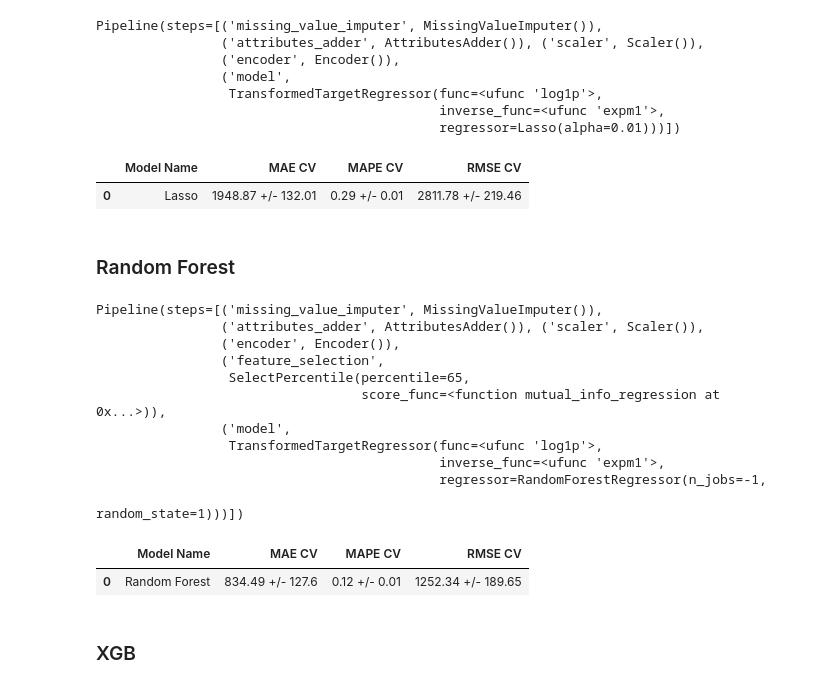
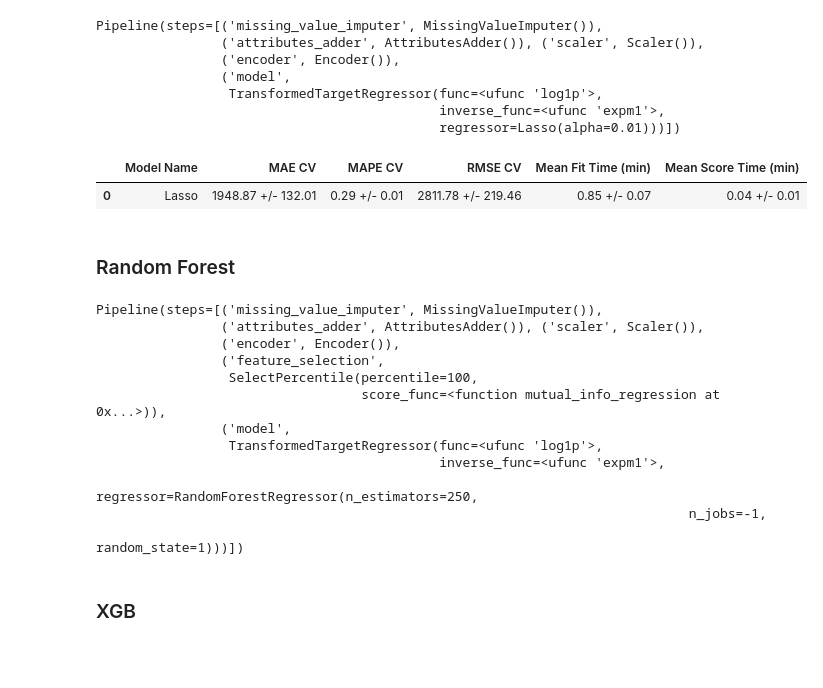
Before and after one commit to lucasstelm/rossman_sales, a Jupyter notebook: notebooks/rossman_sales_prediction.ipynb, the cells around one changed output. Cells and saved outputs as stored; diff of their text form; code cells hidden in the pictures; blank space fills up the shorter version.

```diff
--- a/notebooks/rossman_sales_prediction.ipynb
+++ b/notebooks/rossman_sales_prediction.ipynb
@@ -140,7 +146,7 @@ def column_names_to_snake_case(df):
 
 def cv_results_to_dataframe(cv_results, model_name):
 
-    scores = ['test_neg_mean_absolute_error', 'test_neg_mean_absolute_percentage_error', 'test_neg_root_mean_squared_error']
+    scores = ['test_neg_mean_absolute_error', 'test_neg_mean_absolute_percentage_error', 'test_neg_root_mean_squared_error', 'fit_time', 'score_time']
 
     for score in scores:
         MAE_mean = -np.round(cv_results['test_neg_mean_absolute_error'].mean(), 2)
@@ -152,13 +158,21 @@ def cv_results_to_dataframe(cv_results, model_name):
         RMSE_mean = -np.round(cv_results['test_neg_root_mean_squared_error'].mean(), 2)
         RMSE_std = np.round(cv_results['test_neg_root_mean_squared_error'].std(), 2)
 
+        mean_fit_time = np.round((cv_results['fit_time'].mean())/60, 2)
+        std_fit_time = np.round((cv_results['fit_time'].std())/60, 2)
+
+        score_time = np.round((cv_results['score_time'].mean())/60, 2)
+        std_score_time = np.round((cv_results['score_time'].std())/60, 2)
+
         return pd.DataFrame( {'Model Name': model_name,
                             'MAE CV': MAE_mean.astype( str ) + ' +/- ' + MAE_std .astype( str ),
                             'MAPE CV': MAPE_mean.astype( str ) + ' +/- ' + MAPE_std.astype( str ),
-                            'RMSE CV': RMSE_mean.astype( str ) + ' +/- ' + RMSE_std.astype( str )
-                            }, index=[0])
+                            'RMSE CV': RMSE_mean.astype( str ) + ' +/- ' + RMSE_std.astype( str ),
+                            'Mean Fit Time (min)': mean_fit_time.astype( str ) + ' +/- ' + std_fit_time.astype( str ),
+                            'Mean Score Time (min)': score_time.astype( str ) + ' +/- ' + std_score_time.astype( str )}
+                            , index=[0])
 # %%
-class TimeSeriesKFold:
+class TimeSeriesCV:
     """ A cross-validation generator specifically created for time series
     containing a 'date' column with frequency in days.
 
@@ -228,8 +242,10 @@ df_raw = pd.merge(df_sales_raw, df_store_raw, how='left', on='Store')
 df = df_raw.copy()
 df = df[df['Open'] == 1]
 df = df[df['Sales'] > 0]
-df['Date'] = pd.to_datetime(df['Date'])
+df = df.reset_index(drop=True)
 column_names_to_snake_case(df)
+df['date'] = pd.to_datetime(df['date'])
+
 
 X_train = df.drop(['sales', 'customers'], axis=1).copy()
 y_train = df['sales'].copy()
@@ -537,17 +562,17 @@ Pipeline(steps=[('missing_value_imputer', MissingValueImputer()),
 # %%
 lasso_cv_results = cross_validate(lasso_pipeline, X_train, y_train,
                                   scoring=['neg_mean_absolute_error', 'neg_mean_absolute_percentage_error','neg_root_mean_squared_error'],
-                                  cv=TimeSeriesKFold(n_splits=5, gap=14),
+                                  cv=TimeSeriesCV(n_splits=5, gap=14),
                                   error_score='raise',
                                   n_jobs=-1
                                   )
 
 lasso_cv_df = cv_results_to_dataframe(lasso_cv_results, 'Lasso')
 
 lasso_cv_df
 # %% [output]
-|  | Model Name | MAE CV | MAPE CV | RMSE CV |
-| 0 | Lasso | 1948.87 +/- 132.01 | 0.29 +/- 0.01 | 2811.78 +/- 219.46 |
+|  | Model Name | MAE CV | MAPE CV | RMSE CV | Mean Fit Time (min) | Mean Score Time (min) |
+| 0 | Lasso | 1948.87 +/- 132.01 | 0.29 +/- 0.01 | 2811.78 +/- 219.46 | 0.85 +/- 0.07 | 0.04 +/- 0.01 |
 # %% [markdown]
 ### Random Forest
 # %%
@@ -555,8 +580,8 @@ rf_pipeline = Pipeline(steps=[('missing_value_imputer', MissingValueImputer()),
                               ('attributes_adder', AttributesAdder()),
                               ('scaler', Scaler()),
                               ('encoder', Encoder()),
-                              ('feature_selection', SelectPercentile(mutual_info_regression, percentile=65)),
-                              ('model', TransformedTargetRegressor(RandomForestRegressor(n_estimators=100, n_jobs=-1, random_state=1), func=np.log1p, inverse_func=np.expm1))
+                              ('feature_selection', SelectPercentile(mutual_info_regression, percentile=100)),
+                              ('model', TransformedTargetRegressor(RandomForestRegressor(n_estimators=250, n_jobs=-1, random_state=1), func=np.log1p, inverse_func=np.expm1))
                               ])
 rf_pipeline
 # %% [output]
@@ -564,17 +589,18 @@ Pipeline(steps=[('missing_value_imputer', MissingValueImputer()),
                 ('attributes_adder', AttributesAdder()), ('scaler', Scaler()),
                 ('encoder', Encoder()),
                 ('feature_selection',
-                 SelectPercentile(percentile=65,
+                 SelectPercentile(percentile=100,
                                   score_func=<function mutual_info_regression at 0x...>)),
                 ('model',
                  TransformedTargetRegressor(func=<ufunc 'log1p'>,
                                             inverse_func=<ufunc 'expm1'>,
-                                            regressor=RandomForestRegressor(n_jobs=-1,
+                                            regressor=RandomForestRegressor(n_estimators=250,
+                                                                            n_jobs=-1,
                                                                             random_state=1)))])
 # %%
 rf_cv_results = cross_validate(rf_pipeline, X_train, y_train,
                                scoring=['neg_mean_absolute_error', 'neg_mean_absolute_percentage_error','neg_root_mean_squared_error'],
-                               cv=TimeSeriesKFold(n_splits=5, gap=14),
+                               cv=TimeSeriesCV(n_splits=5, gap=14),
                                error_score='raise',
                                n_jobs=-1
                                )
@@ -582,9 +608,6 @@ rf_cv_results = cross_validate(rf_pipeline, X_train, y_train,
 random_forest_cv_df = cv_results_to_dataframe(rf_cv_results, 'Random Forest')
 
 random_forest_cv_df
-# %% [output]
-|  | Model Name | MAE CV | MAPE CV | RMSE CV |
-| 0 | Random Forest | 834.49 +/- 127.6 | 0.12 +/- 0.01 | 1252.34 +/- 189.65 |
 # %% [markdown]
 ### XGB
 # %%
```
Also changed, not shown: parts of 49 cells of this notebook.
